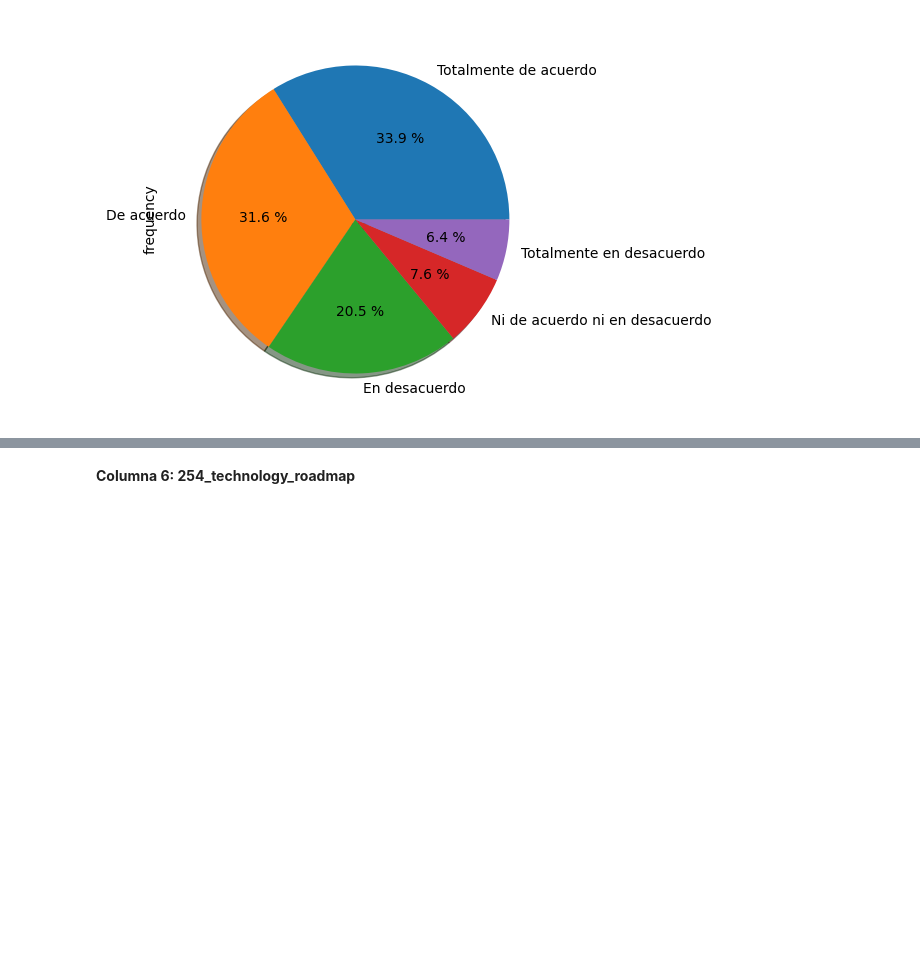
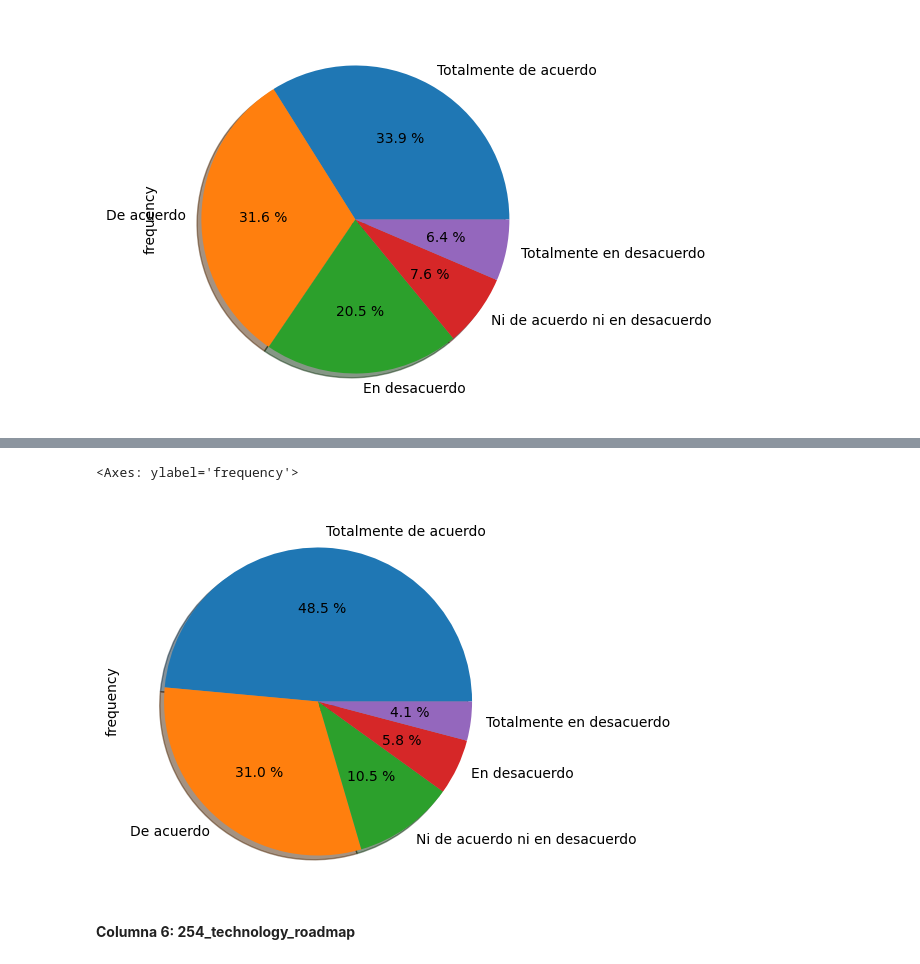
Before and after one commit to JarlynLoza/Actividad-4_Extracci-n-de-Caracter-sticas, a Jupyter notebook: Actividad_4_Extracción_de_características.ipynb, the cells around one changed output, grey strips where cells are left out. Drawn from its saved outputs; the diff is of its cells as text; code cells hidden in the pictures; blank space fills up the shorter version.

```diff
--- a/Actividad_4_Extracción_de_características.ipynb
+++ b/Actividad_4_Extracción_de_características.ipynb
@@ -322,0 +323,4 @@ Filtro4_index["frequency"].plot(kind='pie', figsize=(10,5), shadow=True, autopct
+# %%
+#Obtener un análisis univariado de una variable categórica en específico
+T5=freq_tbl(data['251_technology_investment_customers'])
+T5
@@ -322,0 +334,4 @@ Filtro4_index["frequency"].plot(kind='pie', figsize=(10,5), shadow=True, autopct
+# %%
+#Obtener un filtro de los valores más reelevantes de las variables categórica seleccionada
+Filtro5=T5[T5['frequency']>1]
+Filtro5
@@ -322,0 +345,4 @@ Filtro4_index["frequency"].plot(kind='pie', figsize=(10,5), shadow=True, autopct
+# %%
+#Ajustar el índice del dataframe
+Filtro5_index=Filtro5.set_index('251_technology_investment_customers')
+Filtro5_index
@@ -323,3 +357,9 @@ Filtro4_index["frequency"].plot(kind='pie', figsize=(10,5), shadow=True, autopct
+# %%
+#Grafico de pastel del dataframe filtrado
+Filtro5_index["frequency"].plot(kind='pie', figsize=(10,5), shadow=True, autopct="%0.1f %%")
+# %% [output]
+<Axes: ylabel='frequency'>
+[figure, added]
 # %% [markdown]
 **Columna 6:  254_technology_roadmap**
 # %%
```
Also changed, not shown: parts of 5 cells of this notebook.
